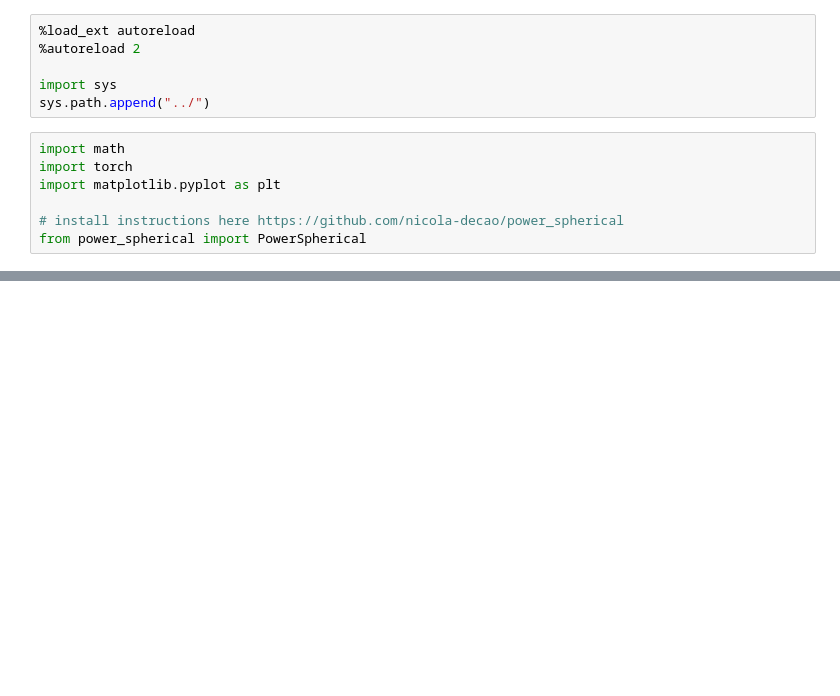
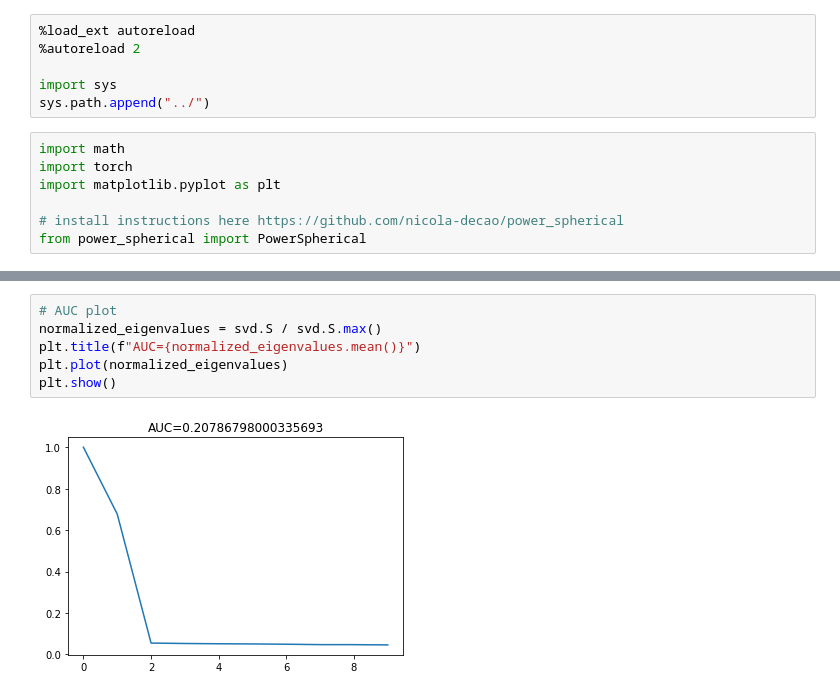
Before and after one commit to LouisCastricato/Modal-Collapse-Experiments, a Jupyter notebook: ToyExample.ipynb, the cells around one changed output, grey strips where cells are left out. Saved outputs shown, nothing was run; the diff lists cells and outputs as text; blank space fills up the shorter version.

```diff
--- a/ToyExample.ipynb
+++ b/ToyExample.ipynb
@@ -72,0 +82,8 @@ for e in projected_samples.view(100, 5, -1).transpose(0, 1):
+# %%
+# AUC plot
+normalized_eigenvalues = svd.S / svd.S.max()
+plt.title(f"AUC={normalized_eigenvalues.mean()}")
+plt.plot(normalized_eigenvalues)
+plt.show()
+# %% [output]
+[figure, added]
```
Also changed, not shown: parts of 6 cells of this notebook.
